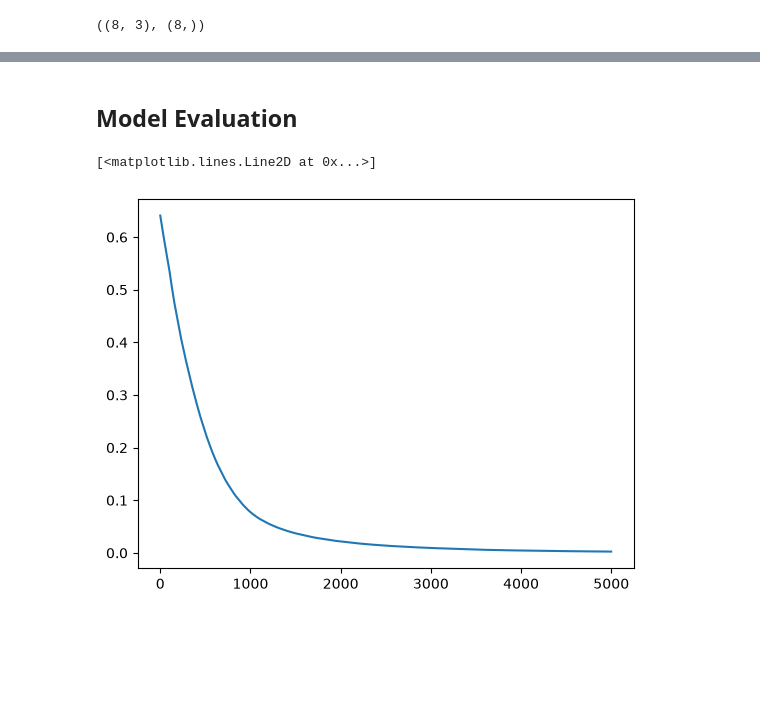
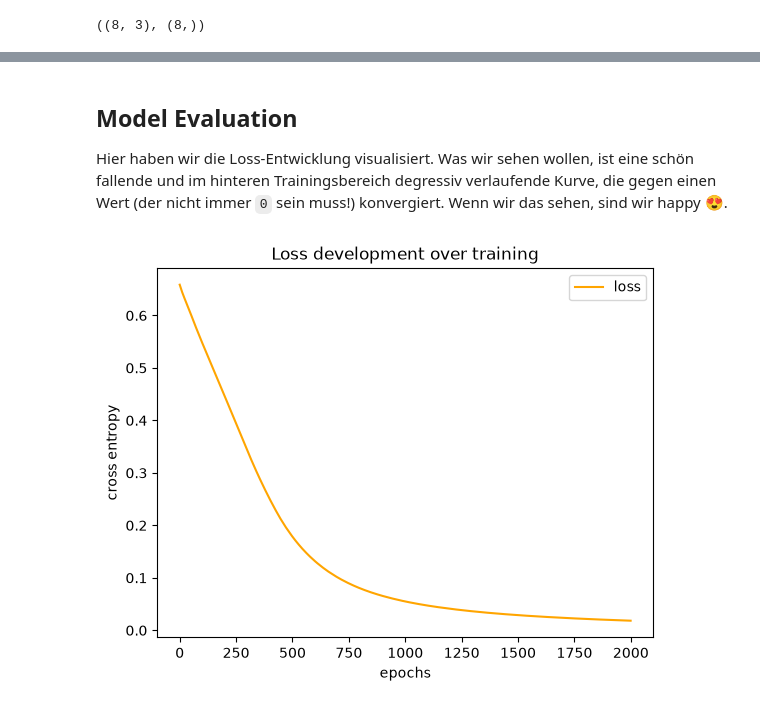
Before and after one commit to mckoh/industrial_computing_dibse_26, a Jupyter notebook: notebooks/megatutorial_01.ipynb, the cells around one changed output, grey strips where cells are left out. Drawn from its saved outputs; the diff is of its cells as text; code cells hidden in the pictures; blank space fills up the shorter version.

```diff
--- a/notebooks/megatutorial_01.ipynb
+++ b/notebooks/megatutorial_01.ipynb
@@ -46,9 +117,20 @@ model.compile(
 # %%
-log = model.fit(X, y, epochs=1500, verbose=0, callbacks=[EarlyStopping()])
+log = model.fit(
+    X, y,
+    epochs=2000,
+    verbose=0,
+    callbacks=[EarlyStopping()]
+)
 # %% [markdown]
 ## Model Evaluation
+
+Hier haben wir die Loss-Entwicklung visualisiert. Was wir sehen wollen, ist eine schön fallende und im hinteren Trainingsbereich degressiv verlaufende Kurve, die gegen einen Wert (der nicht immer `0` sein muss!) konvergiert. Wenn wir das sehen, sind wir happy 😍.
 # %%
-plt.plot(log.history["loss"])
+plt.plot(log.history["loss"], label="loss", color="orange")
+plt.title("Loss development over training")
+plt.xlabel("epochs")
+plt.ylabel("cross entropy")
+plt.legend(loc=0)
+plt.show()
 # %% [output]
-[<matplotlib.lines.Line2D at 0x...>]
-[figure, old version]
+[figure, new version]
```
Also changed, not shown: parts of 13 cells of this notebook.
